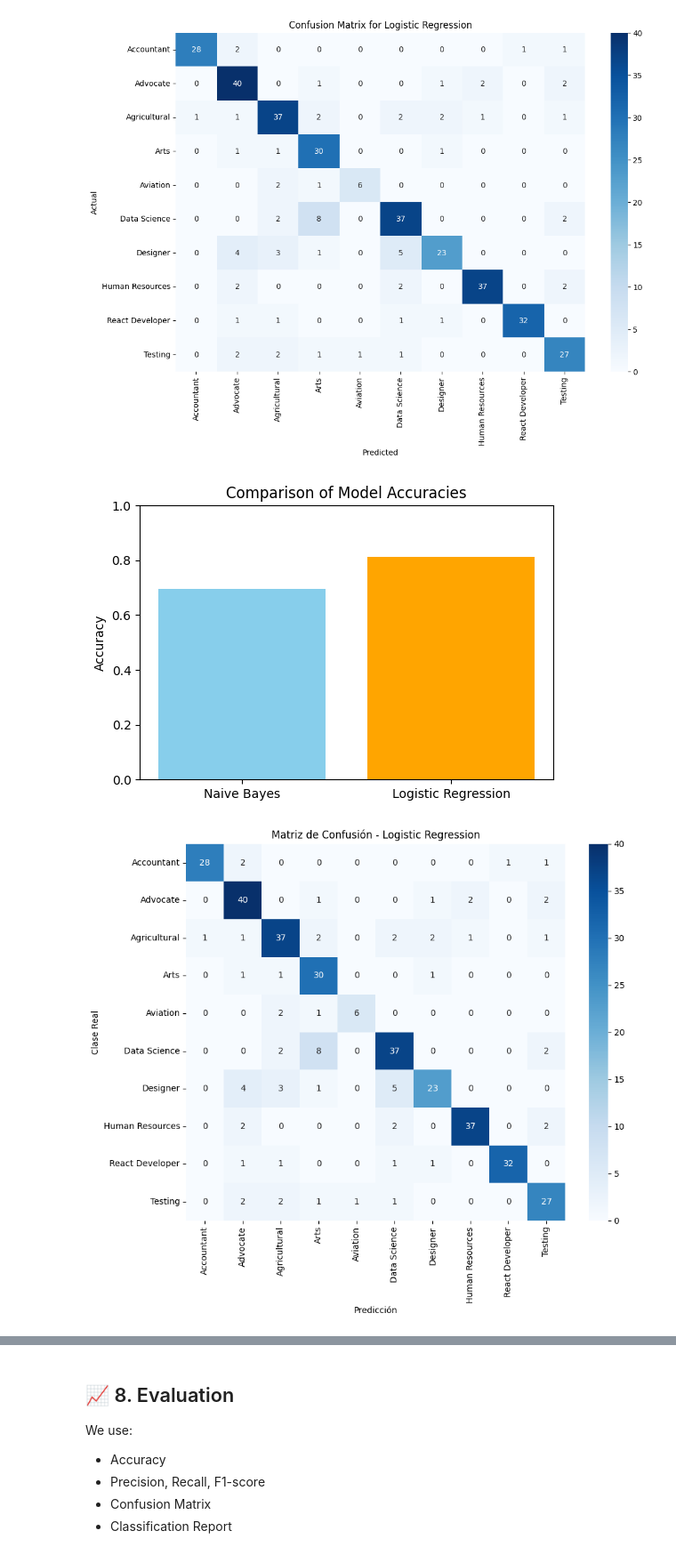
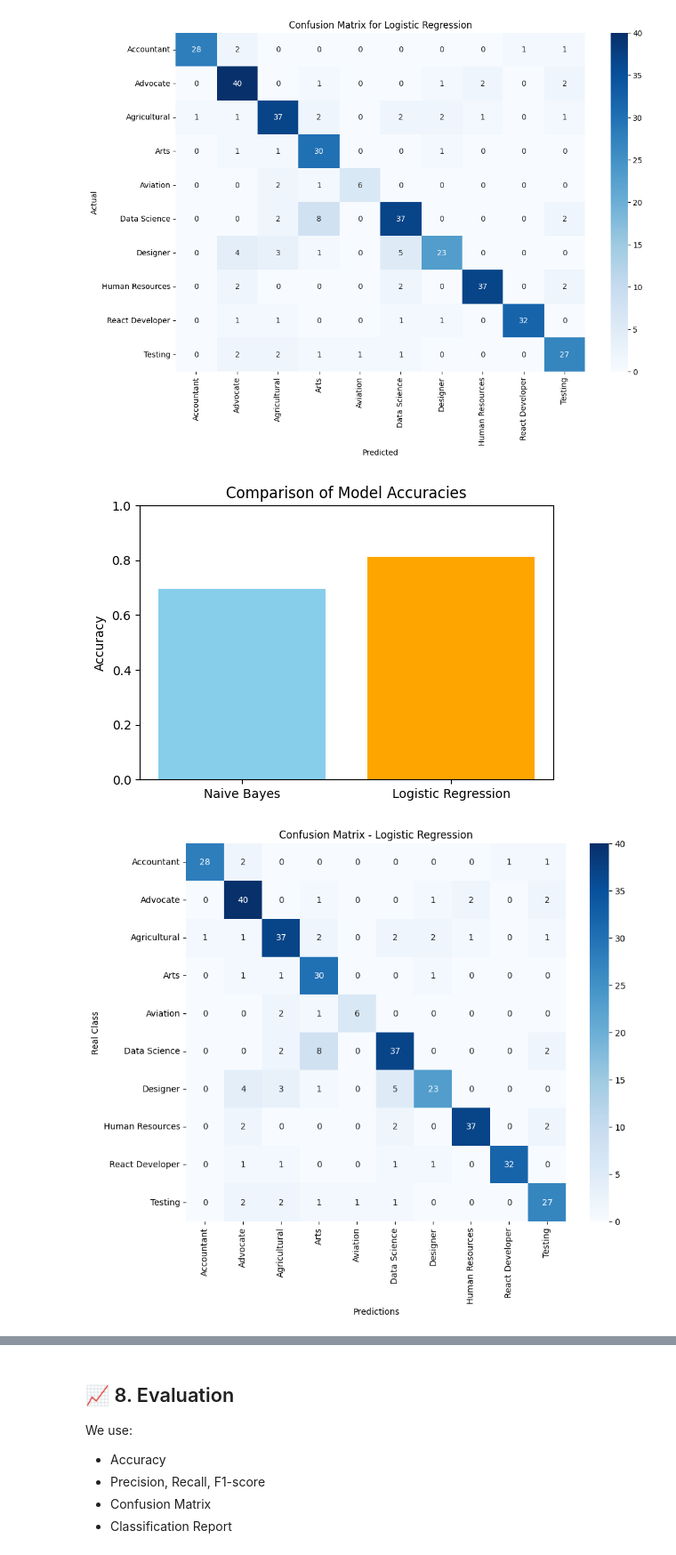
Before and after one commit to Edelan89/Resume_Classifier_with_NLP, a Jupyter notebook: Resume_Classifier_with_NLP.ipynb, the cells around one changed output, grey strips where cells are left out. Shown at 89% size. Saved outputs shown, nothing was run; the diff lists cells and outputs as text; code cells hidden in the pictures.

```diff
--- a/Resume_Classifier_with_NLP.ipynb
+++ b/Resume_Classifier_with_NLP.ipynb
@@ -619,21 +619,22 @@ plt.ylabel('Accuracy')
 plt.title('Comparison of Model Accuracies')
 plt.ylim(0, 1)
 plt.show()
-
-# === 2. Matriz de confusión para Logistic Regression ===
-# Generamos matriz
-cm = confusion_matrix(y_test, y_pred_log, labels=log_reg.classes_)
-
-# Creamos un DataFrame para que seaborn lo maneje mejor
-cm_df = pd.DataFrame(cm, index=log_reg.classes_, columns=log_reg.classes_)
-
-# Graficamos la matriz
-plt.figure(figsize=(10, 8))
-sns.heatmap(cm_df, annot=True, fmt='d', cmap='Blues')
-plt.ylabel('Clase Real')
-plt.xlabel('Predicción')
-plt.title('Matriz de Confusión - Logistic Regression')
-plt.show()
 # %% [output]
 [figure]
-[figure, removed]
+# %%
+# === 2. Matriz de confusión para Logistic Regression ===
+# Generamos matriz
+cm = confusion_matrix(y_test, y_pred_log, labels=log_reg.classes_)
+
+# Creamos un DataFrame para que seaborn lo maneje mejor
+cm_df = pd.DataFrame(cm, index=log_reg.classes_, columns=log_reg.classes_)
+
+# Graficamos la matriz
+plt.figure(figsize=(10, 8))
+sns.heatmap(cm_df, annot=True, fmt='d', cmap='Blues')
+plt.ylabel('Real Class')
+plt.xlabel('Predictions')
+plt.title('Confusion Matrix - Logistic Regression')
+plt.show()
+# %% [output]
+[figure, added]
```
Also changed, not shown: parts of 10 cells of this notebook, 3 other files.
